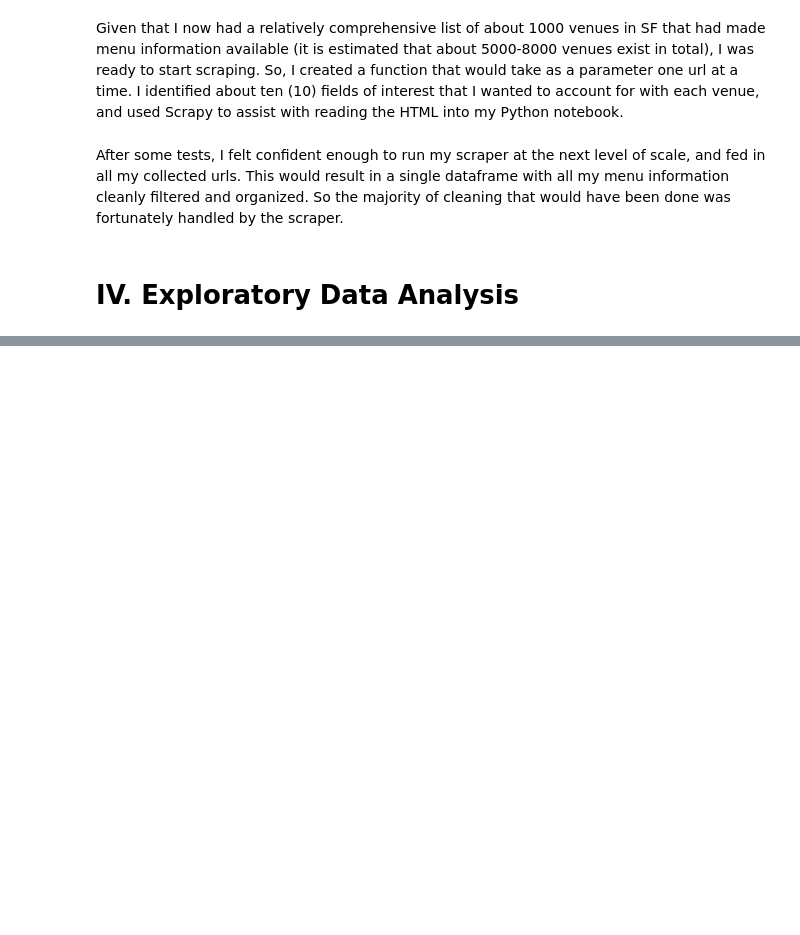
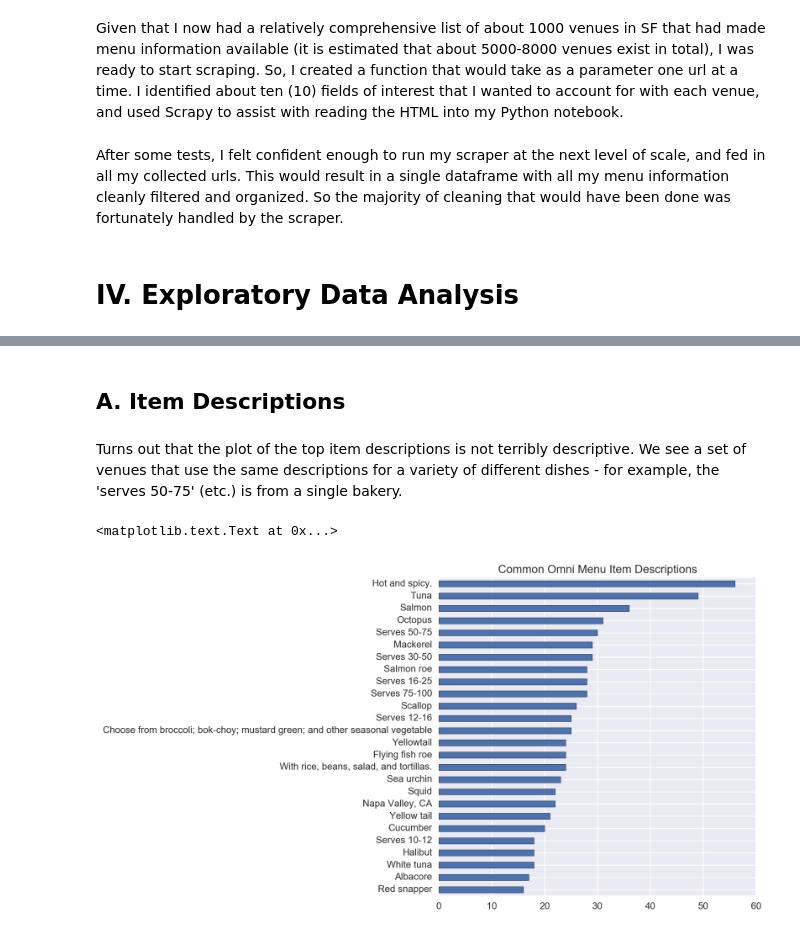
Before and after one commit to AnotherGuitar/DSI-SF-4-anotherguitar, a Jupyter notebook: projects/Capstone Stuff/Technical Report - Davis, Christopher.ipynb, the cells around one changed output, grey strips where cells are left out. Drawn from its saved outputs; the diff is of its cells as text; code cells hidden in the pictures; blank space fills up the shorter version.

```diff
--- a/projects/Capstone Stuff/Technical Report - Davis, Christopher.ipynb
+++ b/projects/Capstone Stuff/Technical Report - Davis, Christopher.ipynb
@@ -288,0 +327,19 @@ for menu_url in unique_venues_from_explore:
+# %%
+food = pd.read_pickle('../../../../Accounts/Electo:Computad/\
+MacBook Pro/Software/Github/Old_repos/DSI-SF-4-anotherguitar/projects/Capstone Stuff/explore_endpoint_df.pkl')
+vegan = food[food.vegan_venue_check == 'vegan']
+# %% [markdown]
+## A. Item Descriptions
+# %% [markdown]
+Turns out that the plot of the top item descriptions is not terribly descriptive. We see a set of venues that use the same descriptions for a variety of different dishes - for example, the 'serves 50-75' (etc.) is from a single bakery.
+# %%
+# Let's plot the most common item descriptions
+desc_count = food[food.menu_item_desc != 'desc_not_available']
+desc_count = desc_count[desc_count.groupby('menu_item_desc').menu_item_desc.transform(len) > 15]
+
+plt.figure(figsize=(6,6))
+desc_count['menu_item_desc'].value_counts().sort_values().plot(kind='barh')
+plt.title('Common Omni Menu Item Descriptions')
+# %% [output]
+<matplotlib.text.Text at 0x...>
+[figure, added]
```
Also changed, not shown: parts of 25 cells of this notebook.
